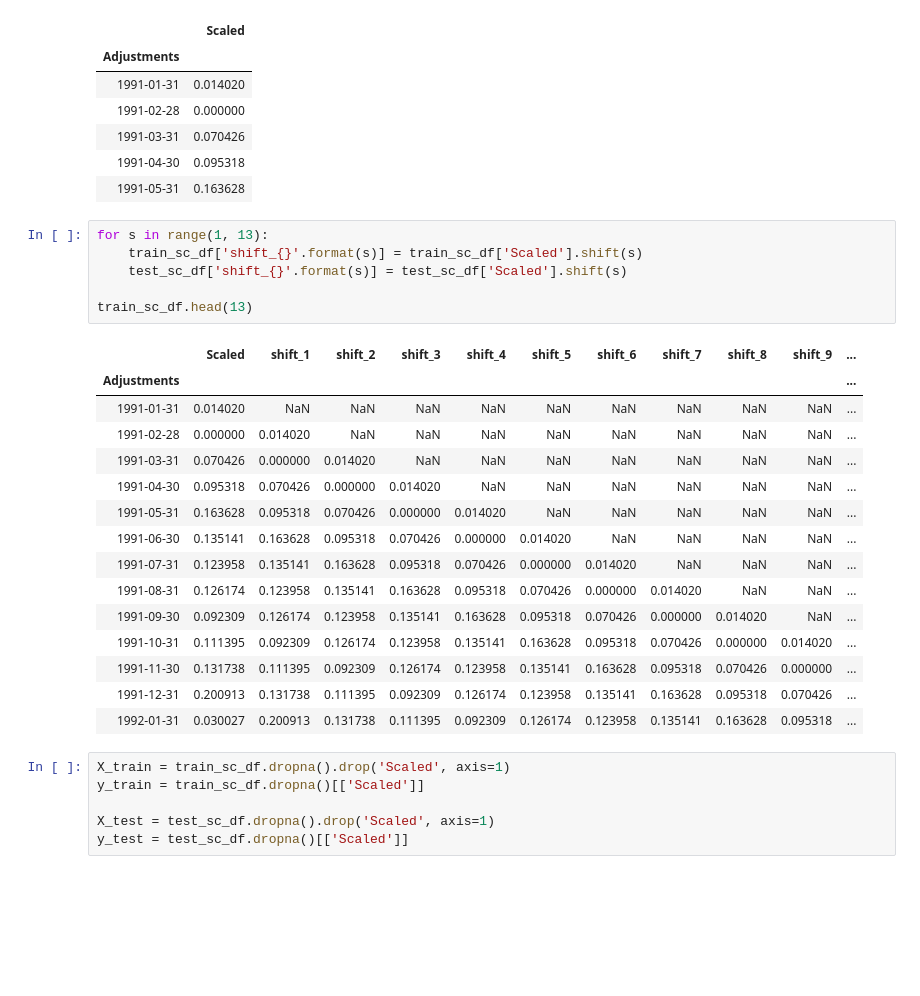
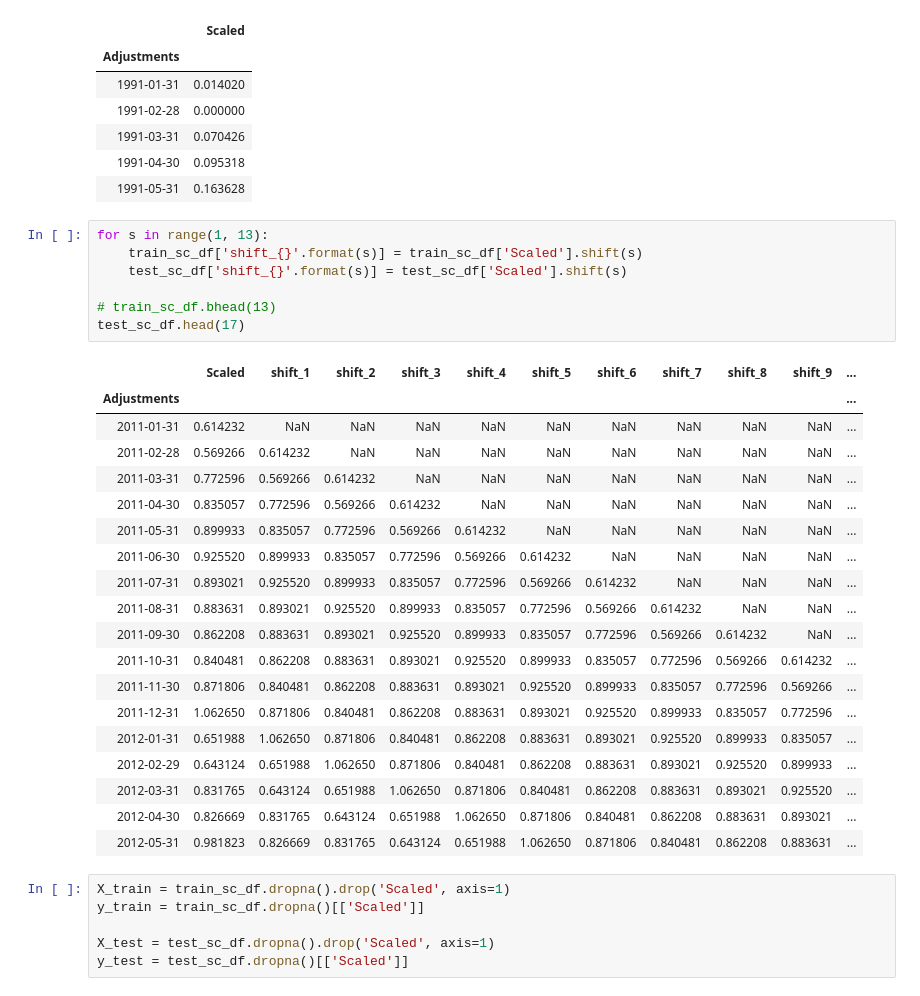
Before and after one commit to bill7845/jupyter_repo, a Jupyter notebook: jupyter_CODE/전력수요예측/Untitled.ipynb, the cells around one changed output. Drawn from its saved outputs; the diff is of its cells as text; blank space fills up the shorter version.

```diff
--- a/jupyter_CODE/전력수요예측/Untitled.ipynb
+++ b/jupyter_CODE/전력수요예측/Untitled.ipynb
@@ -99,25 +99,30 @@ train_sc_df.head()
 # %%
 for s in range(1, 13):
     train_sc_df['shift_{}'.format(s)] = train_sc_df['Scaled'].shift(s)
     test_sc_df['shift_{}'.format(s)] = test_sc_df['Scaled'].shift(s)
 
-train_sc_df.head(13)
+# train_sc_df.bhead(13)
+test_sc_df.head(17)
 # %% [output]
 |  | Scaled | shift_1 | shift_2 | shift_3 | shift_4 | shift_5 | shift_6 | shift_7 | shift_8 | shift_9 | ... |
 | Adjustments |  |  |  |  |  |  |  |  |  |  | ... |
-| 1991-01-31 | 0.014020 | NaN | NaN | NaN | NaN | NaN | NaN | NaN | NaN | NaN | ... |
-| 1991-02-28 | 0.000000 | 0.014020 | NaN | NaN | NaN | NaN | NaN | NaN | NaN | NaN | ... |
-| 1991-03-31 | 0.070426 | 0.000000 | 0.014020 | NaN | NaN | NaN | NaN | NaN | NaN | NaN | ... |
-| 1991-04-30 | 0.095318 | 0.070426 | 0.000000 | 0.014020 | NaN | NaN | NaN | NaN | NaN | NaN | ... |
-| 1991-05-31 | 0.163628 | 0.095318 | 0.070426 | 0.000000 | 0.014020 | NaN | NaN | NaN | NaN | NaN | ... |
-| 1991-06-30 | 0.135141 | 0.163628 | 0.095318 | 0.070426 | 0.000000 | 0.014020 | NaN | NaN | NaN | NaN | ... |
-| 1991-07-31 | 0.123958 | 0.135141 | 0.163628 | 0.095318 | 0.070426 | 0.000000 | 0.014020 | NaN | NaN | NaN | ... |
-| 1991-08-31 | 0.126174 | 0.123958 | 0.135141 | 0.163628 | 0.095318 | 0.070426 | 0.000000 | 0.014020 | NaN | NaN | ... |
-| 1991-09-30 | 0.092309 | 0.126174 | 0.123958 | 0.135141 | 0.163628 | 0.095318 | 0.070426 | 0.000000 | 0.014020 | NaN | ... |
-| 1991-10-31 | 0.111395 | 0.092309 | 0.126174 | 0.123958 | 0.135141 | 0.163628 | 0.095318 | 0.070426 | 0.000000 | 0.014020 | ... |
-| 1991-11-30 | 0.131738 | 0.111395 | 0.092309 | 0.126174 | 0.123958 | 0.135141 | 0.163628 | 0.095318 | 0.070426 | 0.000000 | ... |
-| 1991-12-31 | 0.200913 | 0.131738 | 0.111395 | 0.092309 | 0.126174 | 0.123958 | 0.135141 | 0.163628 | 0.095318 | 0.070426 | ... |
-| 1992-01-31 | 0.030027 | 0.200913 | 0.131738 | 0.111395 | 0.092309 | 0.126174 | 0.123958 | 0.135141 | 0.163628 | 0.095318 | ... |
+| 2011-01-31 | 0.614232 | NaN | NaN | NaN | NaN | NaN | NaN | NaN | NaN | NaN | ... |
+| 2011-02-28 | 0.569266 | 0.614232 | NaN | NaN | NaN | NaN | NaN | NaN | NaN | NaN | ... |
+| 2011-03-31 | 0.772596 | 0.569266 | 0.614232 | NaN | NaN | NaN | NaN | NaN | NaN | NaN | ... |
+| 2011-04-30 | 0.835057 | 0.772596 | 0.569266 | 0.614232 | NaN | NaN | NaN | NaN | NaN | NaN | ... |
+| 2011-05-31 | 0.899933 | 0.835057 | 0.772596 | 0.569266 | 0.614232 | NaN | NaN | NaN | NaN | NaN | ... |
+| 2011-06-30 | 0.925520 | 0.899933 | 0.835057 | 0.772596 | 0.569266 | 0.614232 | NaN | NaN | NaN | NaN | ... |
+| 2011-07-31 | 0.893021 | 0.925520 | 0.899933 | 0.835057 | 0.772596 | 0.569266 | 0.614232 | NaN | NaN | NaN | ... |
+| 2011-08-31 | 0.883631 | 0.893021 | 0.925520 | 0.899933 | 0.835057 | 0.772596 | 0.569266 | 0.614232 | NaN | NaN | ... |
+| 2011-09-30 | 0.862208 | 0.883631 | 0.893021 | 0.925520 | 0.899933 | 0.835057 | 0.772596 | 0.569266 | 0.614232 | NaN | ... |
+| 2011-10-31 | 0.840481 | 0.862208 | 0.883631 | 0.893021 | 0.925520 | 0.899933 | 0.835057 | 0.772596 | 0.569266 | 0.614232 | ... |
+| 2011-11-30 | 0.871806 | 0.840481 | 0.862208 | 0.883631 | 0.893021 | 0.925520 | 0.899933 | 0.835057 | 0.772596 | 0.569266 | ... |
+| 2011-12-31 | 1.062650 | 0.871806 | 0.840481 | 0.862208 | 0.883631 | 0.893021 | 0.925520 | 0.899933 | 0.835057 | 0.772596 | ... |
+| 2012-01-31 | 0.651988 | 1.062650 | 0.871806 | 0.840481 | 0.862208 | 0.883631 | 0.893021 | 0.925520 | 0.899933 | 0.835057 | ... |
+| 2012-02-29 | 0.643124 | 0.651988 | 1.062650 | 0.871806 | 0.840481 | 0.862208 | 0.883631 | 0.893021 | 0.925520 | 0.899933 | ... |
+| 2012-03-31 | 0.831765 | 0.643124 | 0.651988 | 1.062650 | 0.871806 | 0.840481 | 0.862208 | 0.883631 | 0.893021 | 0.925520 | ... |
+| 2012-04-30 | 0.826669 | 0.831765 | 0.643124 | 0.651988 | 1.062650 | 0.871806 | 0.840481 | 0.862208 | 0.883631 | 0.893021 | ... |
+| 2012-05-31 | 0.981823 | 0.826669 | 0.831765 | 0.643124 | 0.651988 | 1.062650 | 0.871806 | 0.840481 | 0.862208 | 0.883631 | ... |
 # %%
 X_train = train_sc_df.dropna().drop('Scaled', axis=1)
 y_train = train_sc_df.dropna()[['Scaled']]
```
Also changed, not shown: parts of 1 cell of this notebook, 2 other files.
